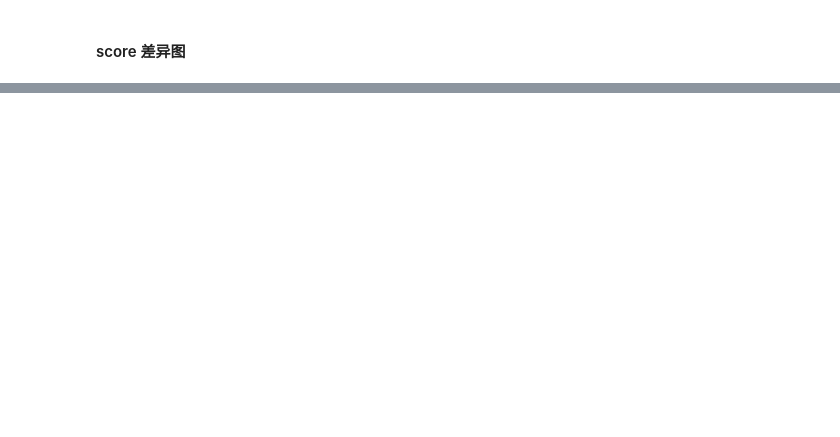
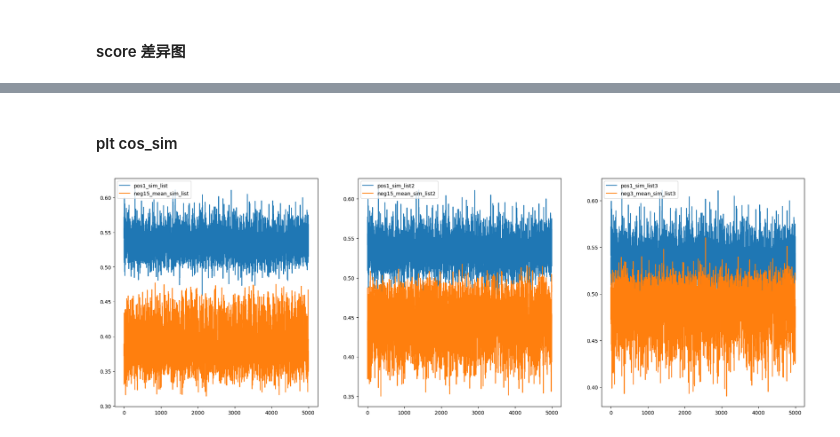
Before and after one commit to nkuzjh/LAVIS, a Jupyter notebook: debug_experiments_statistic_analysis.ipynb, the cells around one changed output, grey strips where cells are left out. Drawn from its saved outputs; the diff is of its cells as text; code cells hidden in the pictures; blank space fills up the shorter version.

```diff
--- a/debug_experiments_statistic_analysis.ipynb
+++ b/debug_experiments_statistic_analysis.ipynb
@@ -1308,7 +1398,7 @@ def sample_neg_idxs(sims_matrix_i2t, k_tta, k_test, neg_sample_range=[32, 128]):
         neg_idxs.append(topk_idx_i2t[random_idx])
     return torch.stack(neg_sims, dim=0), torch.stack(neg_idxs, dim=0)
 # %%
-sims_matrix_i2t = torch.from_numpy(np.load("debug_sim_matrix_i2t.npy"))
+sims_matrix_i2t = torch.from_numpy(np.load("debugs/debug_sim_matrix_i2t.npy"))
 # %%
 ## 正样本取top1
 top1_sims, top1_idxs = sims_matrix_i2t.topk(k=1, dim=1) #正样本直接使用top1 TODO 使用top5采样一个正样本？
@@ -1389,19 +1500,19 @@ print(neg_idxs.shape)
 print(neg_idxs[0])
 
 ## 拼接正负样本至同一个sample
-sampled_sims_matrix_i2t = []
-sampled_sims_idx_i2t = []
+sampled_sims_matrix_i2t_10_32 = []
+sampled_sims_idx_i2t_10_32 = []
 for i in range(sims_matrix_i2t.size(0)):
     sampled_sim = torch.concatenate((sims_matrix_i2t[i,top1_idxs[i]].reshape(-1), sims_matrix_i2t[i,neg_idxs[i]]))
     sampled_idx = torch.concatenate((top1_idxs[i].reshape(-1), neg_idxs[i]))
-    sampled_sims_matrix_i2t.append(sampled_sim)
-    sampled_sims_idx_i2t.append(sampled_idx)
-sampled_sims_matrix_i2t = torch.stack(sampled_sims_matrix_i2t) # shape=(5000, k_tta)
-sampled_sims_idx_i2t = torch.stack(sampled_sims_idx_i2t) # shape=(5000, k_tta)
+    sampled_sims_matrix_i2t_10_32.append(sampled_sim)
+    sampled_sims_idx_i2t_10_32.append(sampled_idx)
+sampled_sims_matrix_i2t_10_32 = torch.stack(sampled_sims_matrix_i2t_10_32) # shape=(5000, k_tta)
+sampled_sims_idx_i2t_10_32 = torch.stack(sampled_sims_idx_i2t_10_32) # shape=(5000, k_tta)
 
 ## 采样后show sample
-print(sampled_sims_matrix_i2t.shape)
-print(sampled_sims_matrix_i2t[0])
+print(sampled_sims_matrix_i2t_10_32.shape)
+print(sampled_sims_matrix_i2t_10_32[0])
 print()
-print(sampled_sims_idx_i2t.shape)
-print(sampled_sims_idx_i2t[0])
+print(sampled_sims_idx_i2t_10_32.shape)
+print(sampled_sims_idx_i2t_10_32[0])
@@ -1408,7 +1532,7 @@ print(sampled_sims_idx_i2t[0])
 # %%
 ## 使用上述采样后的index，在score_dict中找到对应的score
 sampled_score_i2t_10_32 = []
-for score_dict, sampled_sims_idx in zip(score_i2t, sampled_sims_idx_i2t):
+for score_dict, sampled_sims_idx in zip(score_i2t, sampled_sims_idx_i2t_10_32):
     # score_i2t[0].keys() : dict_keys(['recall_type', 'label', 'topk_sim', 'topk_idx', 'score', 'entropy'])
     sampled_idx = []
     sampled_sim = []
@@ -1597,0 +1919,23 @@ plt.show()
+# %% [markdown]
+#### plt cos_sim
+# %%
+## 5000个样本画图对比 正/负样本的 cos_sim
+
+import matplotlib.pyplot as plt
+
+plt.figure(figsize=(24,8))
+plt.subplot(1,3,1)
+plt.plot(range(5000), pos1_sim_list)
+plt.plot(range(5000), neg15_mean_sim_list)
+plt.legend(['pos1_sim_list', 'neg15_mean_sim_list'], loc='upper left')
+plt.subplot(1,3,2)
+plt.plot(range(5000), pos1_sim_list2)
+plt.plot(range(5000), neg15_mean_sim_list2)
+plt.legend(['pos1_sim_list2', 'neg15_mean_sim_list2'], loc='upper left')
+plt.subplot(1,3,3)
+plt.plot(range(5000), pos1_sim_list3)
+plt.plot(range(5000), neg3_mean_sim_list3)
+plt.legend(['pos1_sim_list3', 'neg3_mean_sim_list3'], loc='upper left')
+plt.show()
+# %% [output]
+[figure, added]
```
Also changed, not shown: parts of 38 cells of this notebook.
